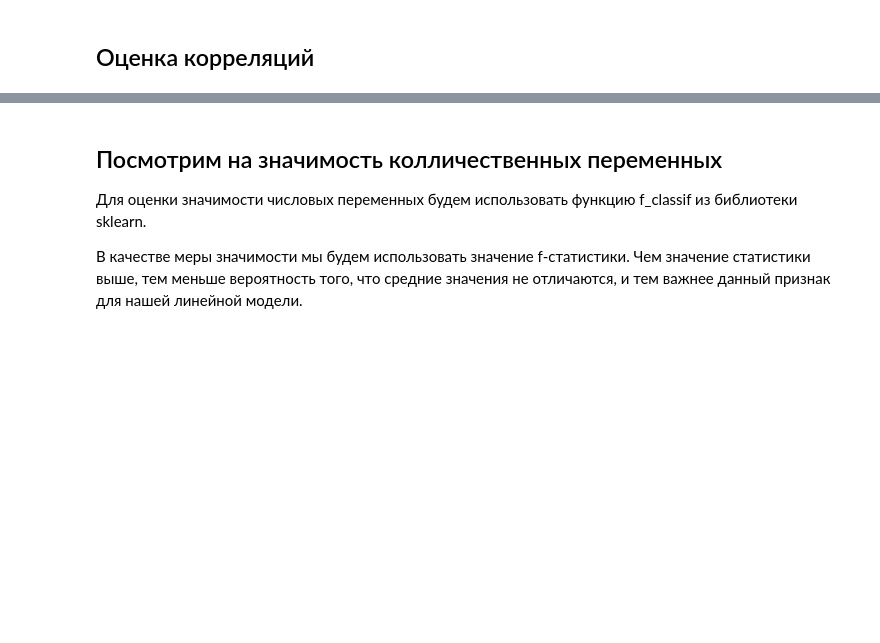
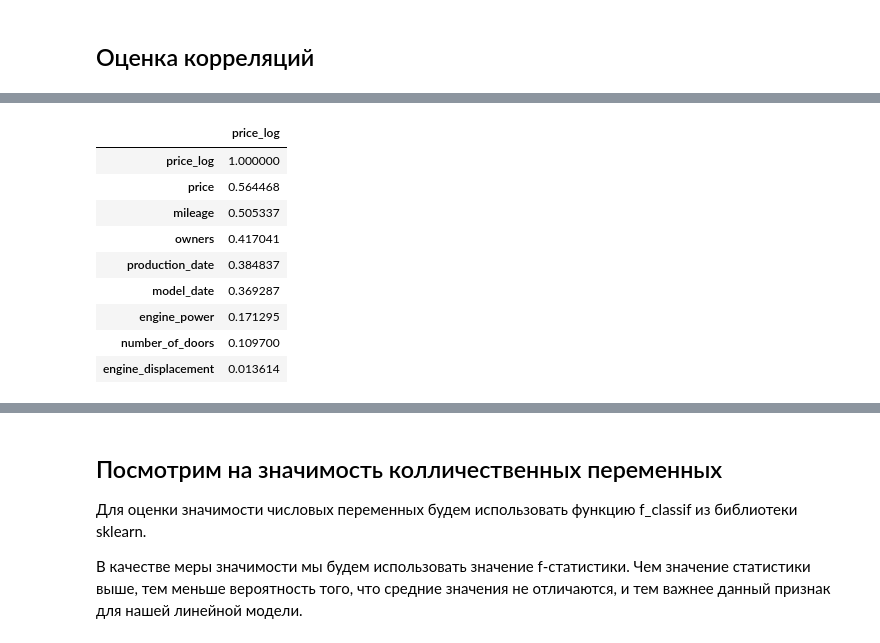
Before and after one commit to EmlAldr/SkillFactory, a Jupyter notebook: module_6/car_price_predict/sf-car-price-prediction-emelyanovan.ipynb, the cells around one changed output, grey strips where cells are left out. Drawn from its saved outputs; the diff is of its cells as text; code cells hidden in the pictures; blank space fills up the shorter version.

```diff
--- a/module_6/car_price_predict/sf-car-price-prediction-emelyanovan.ipynb
+++ b/module_6/car_price_predict/sf-car-price-prediction-emelyanovan.ipynb
@@ -1106,0 +1638,13 @@ num_cols.remove('model_date')
+# %%
+pd.DataFrame(data_corr['price_log'].sort_values(ascending=False))
+# %% [output]
+|  | price_log |
+| price_log | 1.000000 |
+| price | 0.564468 |
+| mileage | 0.505337 |
+| owners | 0.417041 |
+| production_date | 0.384837 |
+| model_date | 0.369287 |
+| engine_power | 0.171295 |
+| number_of_doors | 0.109700 |
+| engine_displacement | 0.013614 |
```
Also changed, not shown: parts of 90 cells of this notebook.
